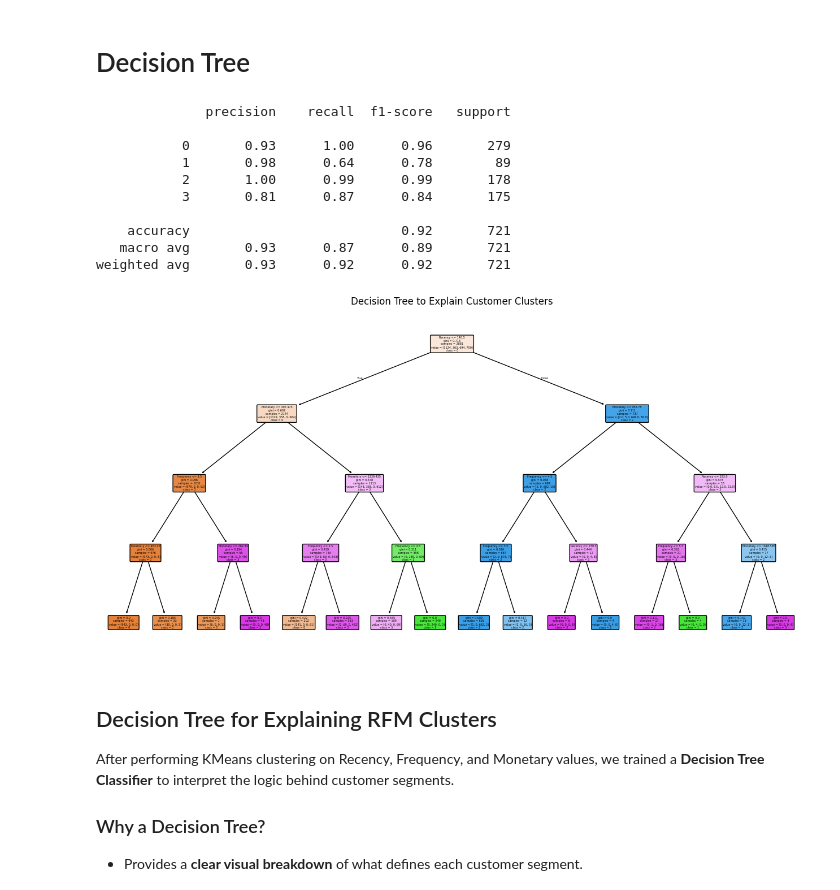
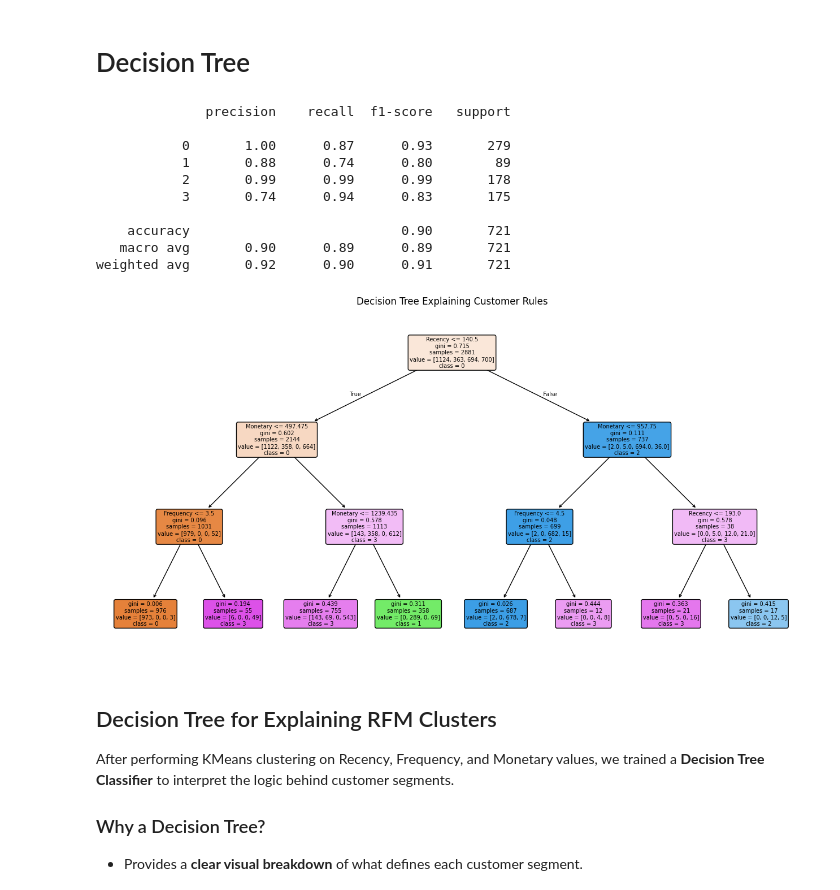
Before and after one commit to rksin8/data-analysis-portfolio, a Jupyter notebook: projects/project1-sales-analysis/notebooks/sales_analysis.ipynb, the cells around one changed output. Saved outputs shown, nothing was run; the diff lists cells and outputs as text; code cells hidden in the pictures.

Commit message:
cleanup

```diff
--- a/projects/project1-sales-analysis/notebooks/sales_analysis.ipynb
+++ b/projects/project1-sales-analysis/notebooks/sales_analysis.ipynb
@@ -256,0 +327,19 @@ Strategies can also be developed to encourage smaller transaction customers to i
+# %%
+# Ensure datetime column
+df['InvoiceDate'] = pd.to_datetime(df['InvoiceDate'])
+
+# Monthly revenue trend
+monthly_sales = df.set_index('InvoiceDate').resample('M')['TotalPrice'].sum()
+monthly_sales.plot(figsize=(10, 4), title="Monthly Revenue Trend")
+plt.xlabel("Month")
+plt.ylabel("Revenue")
+plt.grid(True)
+plt.show()
+
+# Sales by weekday
+df['Weekday'] = df['InvoiceDate'].dt.day_name()
+sns.barplot(data=df, x='Weekday', y='TotalPrice', estimator='sum', order=[
+    'Monday','Tuesday','Wednesday','Thursday','Friday','Saturday','Sunday'])
+plt.title("Revenue by Day of Week")
+plt.xticks(rotation=45)
+plt.show()
@@ -500,3 +612,11 @@ Hierarchical_Cluster
 1                      30.618217   6.335271  1503.322481
 2                      40.945905   1.649887   324.093382
 3                      48.228404   3.863836   808.781526
+# %%
+# RFM behavior differs across clusters
+fig, axes = plt.subplots(1, 3, figsize=(18, 5))
+for i, feature in enumerate(['Recency', 'Frequency', 'Monetary']):
+    sns.boxplot(data=rfm_clean, x='KMeans_Cluster', y=feature, ax=axes[i])
+    axes[i].set_title(f"{feature} by Cluster")
+plt.tight_layout()
+plt.show()
@@ -635,44 +761,44 @@ Key enhancements in the pipeline:
 # %%
 from sklearn.tree import DecisionTreeClassifier, plot_tree
 from sklearn.model_selection import train_test_split
 from sklearn.metrics import classification_report
 import matplotlib.pyplot as plt
 
-# Step 1: Prepare input (X) and target (y)
+# Prepare input (X) and target (y)
 X = rfm_clean[['Recency', 'Frequency', 'Monetary']]
 y = rfm_clean['KMeans_Cluster']
 
-# Step 2: Split data into train/test
+# Split data into train/test
 X_train, X_test, y_train, y_test = train_test_split(X, y, test_size=0.2, random_state=42)
 
-# Step 3: Train Decision Tree Classifier
-tree = DecisionTreeClassifier(max_depth=4, random_state=42)
+# Train Decision Tree Classifier
+tree = DecisionTreeClassifier(max_depth=3, random_state=42)
 tree.fit(X_train, y_train)
 
-# Step 4: Evaluate on test set
+# Evaluate on test set
 y_pred = tree.predict(X_test)
 print(classification_report(y_test, y_pred))
 
-# Step 5: Visualize the Decision Tree
+# Visualize the Decision Tree
 plt.figure(figsize=(16, 8))
 plot_tree(tree,
           feature_names=['Recency', 'Frequency', 'Monetary'],
           class_names=[str(i) for i in sorted(y.unique())],
           filled=True, rounded=True)
-plt.title("Decision Tree to Explain Customer Clusters")
+plt.title("Decision Tree Explaining Customer Rules")
 plt.show()
 # %% [output]
               precision    recall  f1-score   support
 
-           0       0.93      1.00      0.96       279
-           1       0.98      0.64      0.78        89
-           2       1.00      0.99      0.99       178
-           3       0.81      0.87      0.84       175
+           0       1.00      0.87      0.93       279
+           1       0.88      0.74      0.80        89
+           2       0.99      0.99      0.99       178
+           3       0.74      0.94      0.83       175
 
-    accuracy                           0.92       721
-   macro avg       0.93      0.87      0.89       721
-weighted avg       0.93      0.92      0.92       721
+    accuracy                           0.90       721
+   macro avg       0.90      0.89      0.89       721
+weighted avg       0.92      0.90      0.91       721
-[figure, old version]
+[figure, new version]
 # %% [markdown]
 ## Decision Tree for Explaining RFM Clusters
 
```
Also changed, not shown: parts of 20 cells of this notebook.
